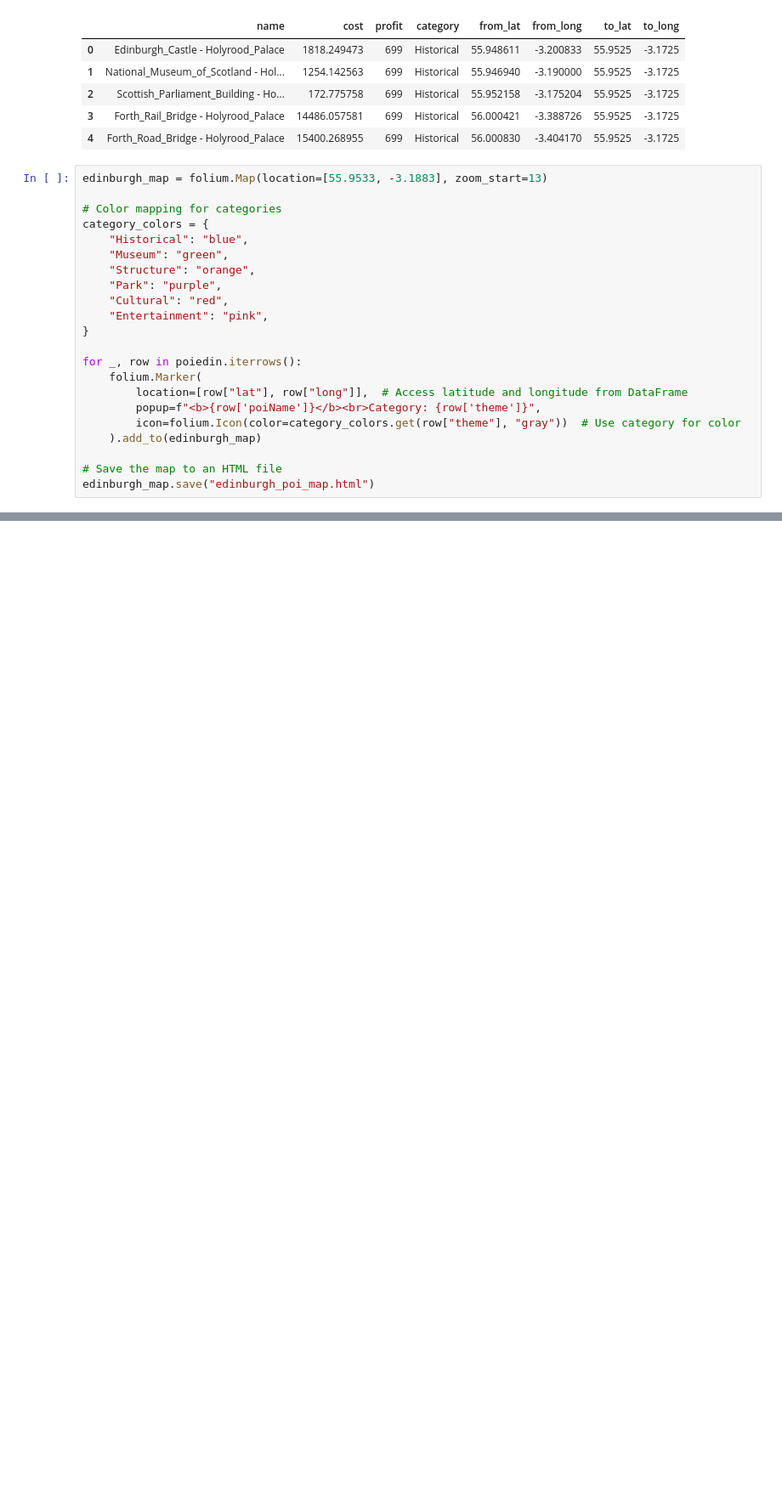
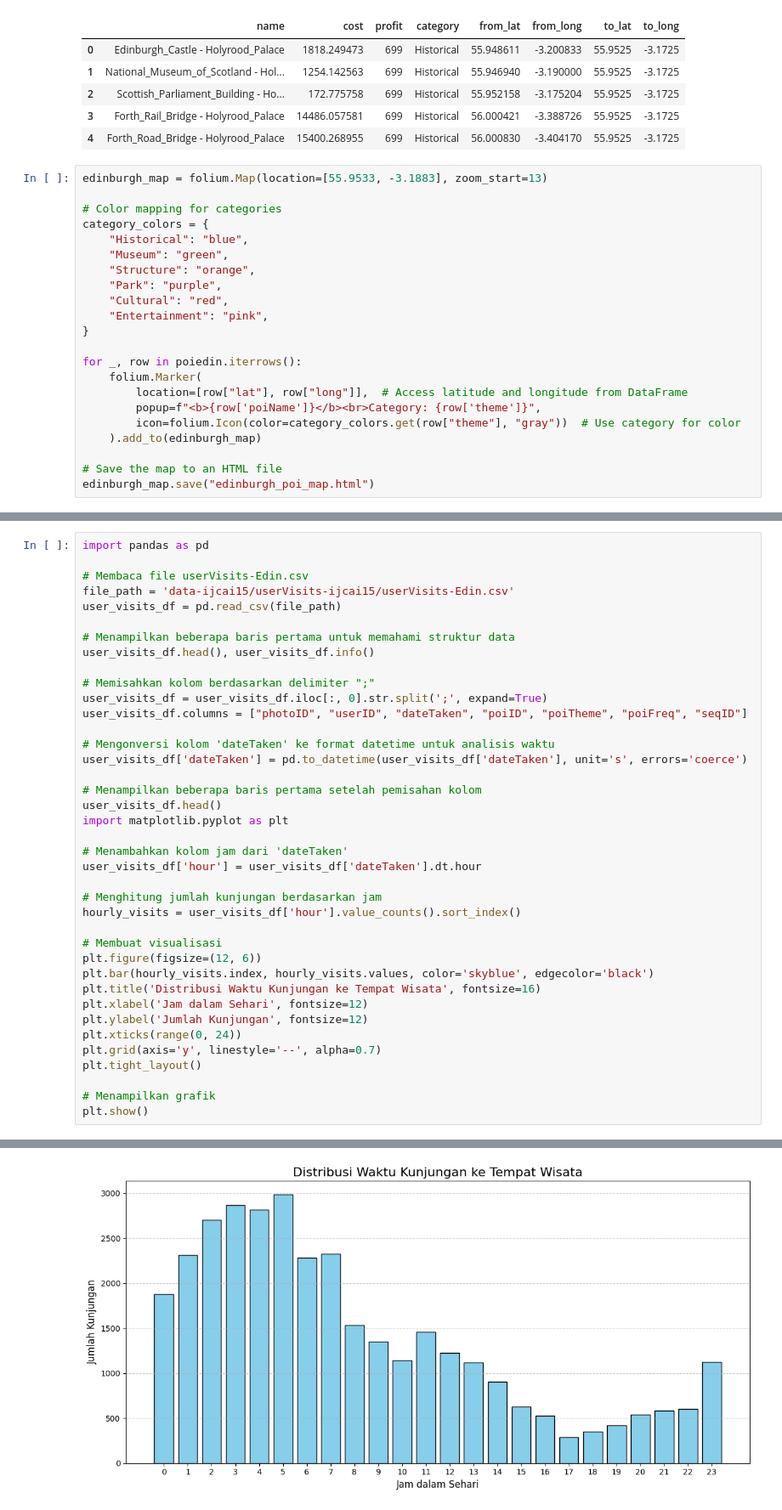
Before and after one commit to kyukazamiqq/Edinburgh_Visualization, a Jupyter notebook: main.ipynb, the cells around one changed output, grey strips where cells are left out. Shown: that part at 85% size. Cells and saved outputs as stored; diff of their text form; blank space fills up the shorter version.

```diff
--- a/main.ipynb
+++ b/main.ipynb
@@ -109,0 +165,40 @@ edinburgh_map.save("edinburgh_poi_map.html")
+# %%
+import pandas as pd
+
+# Membaca file userVisits-Edin.csv
+file_path = 'data-ijcai15/userVisits-ijcai15/userVisits-Edin.csv'
+user_visits_df = pd.read_csv(file_path)
+
+# Menampilkan beberapa baris pertama untuk memahami struktur data
+user_visits_df.head(), user_visits_df.info()
+
+# Memisahkan kolom berdasarkan delimiter ";"
+user_visits_df = user_visits_df.iloc[:, 0].str.split(';', expand=True)
+user_visits_df.columns = ["photoID", "userID", "dateTaken", "poiID", "poiTheme", "poiFreq", "seqID"]
+
+# Mengonversi kolom 'dateTaken' ke format datetime untuk analisis waktu
+user_visits_df['dateTaken'] = pd.to_datetime(user_visits_df['dateTaken'], unit='s', errors='coerce')
+
+# Menampilkan beberapa baris pertama setelah pemisahan kolom
+user_visits_df.head()
+import matplotlib.pyplot as plt
+
+# Menambahkan kolom jam dari 'dateTaken'
+user_visits_df['hour'] = user_visits_df['dateTaken'].dt.hour
+
+# Menghitung jumlah kunjungan berdasarkan jam
+hourly_visits = user_visits_df['hour'].value_counts().sort_index()
+
+# Membuat visualisasi
+plt.figure(figsize=(12, 6))
+plt.bar(hourly_visits.index, hourly_visits.values, color='skyblue', edgecolor='black')
+plt.title('Distribusi Waktu Kunjungan ke Tempat Wisata', fontsize=16)
+plt.xlabel('Jam dalam Sehari', fontsize=12)
+plt.ylabel('Jumlah Kunjungan', fontsize=12)
+plt.xticks(range(0, 24))
+plt.grid(axis='y', linestyle='--', alpha=0.7)
+plt.tight_layout()
+
+# Menampilkan grafik
+plt.show()
+# %% [output]
@@ -109,0 +213 @@ edinburgh_map.save("edinburgh_poi_map.html")
+[figure, added]
```
Also changed, not shown: parts of 7 cells of this notebook, 1 other file.
